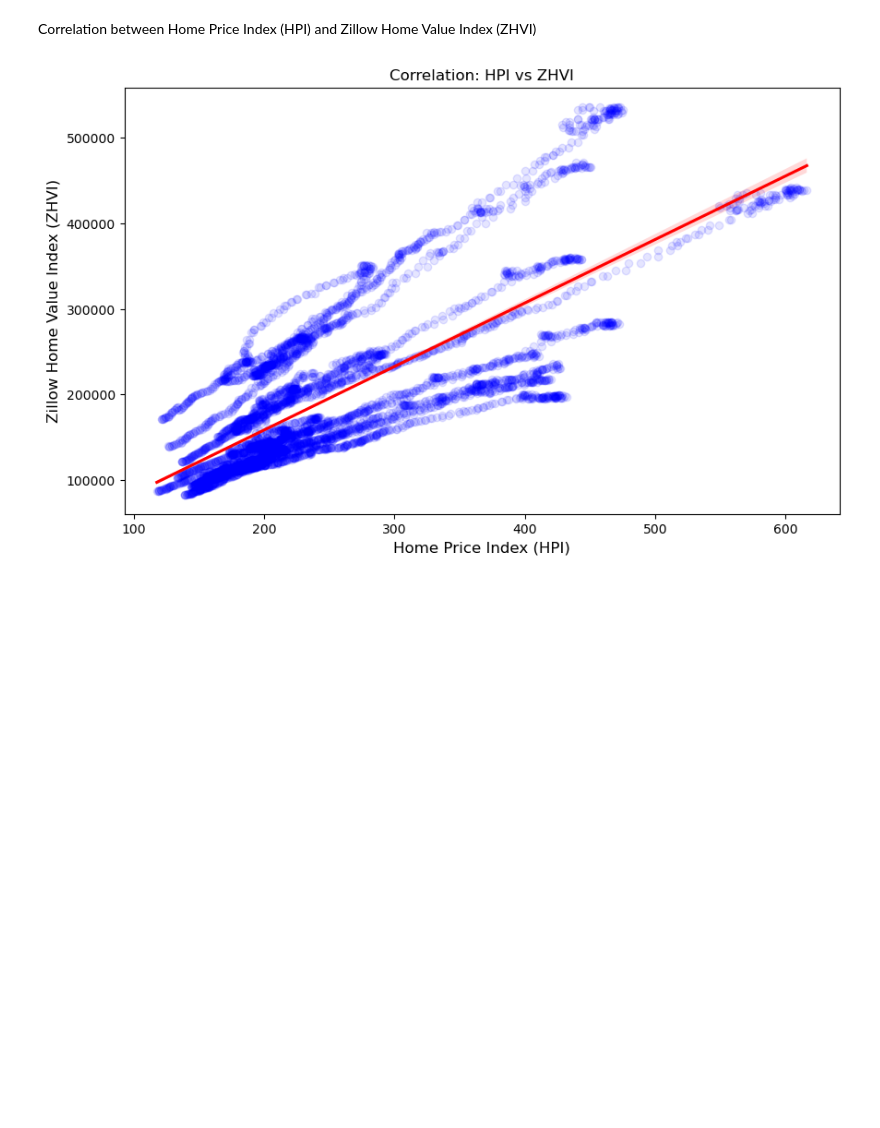
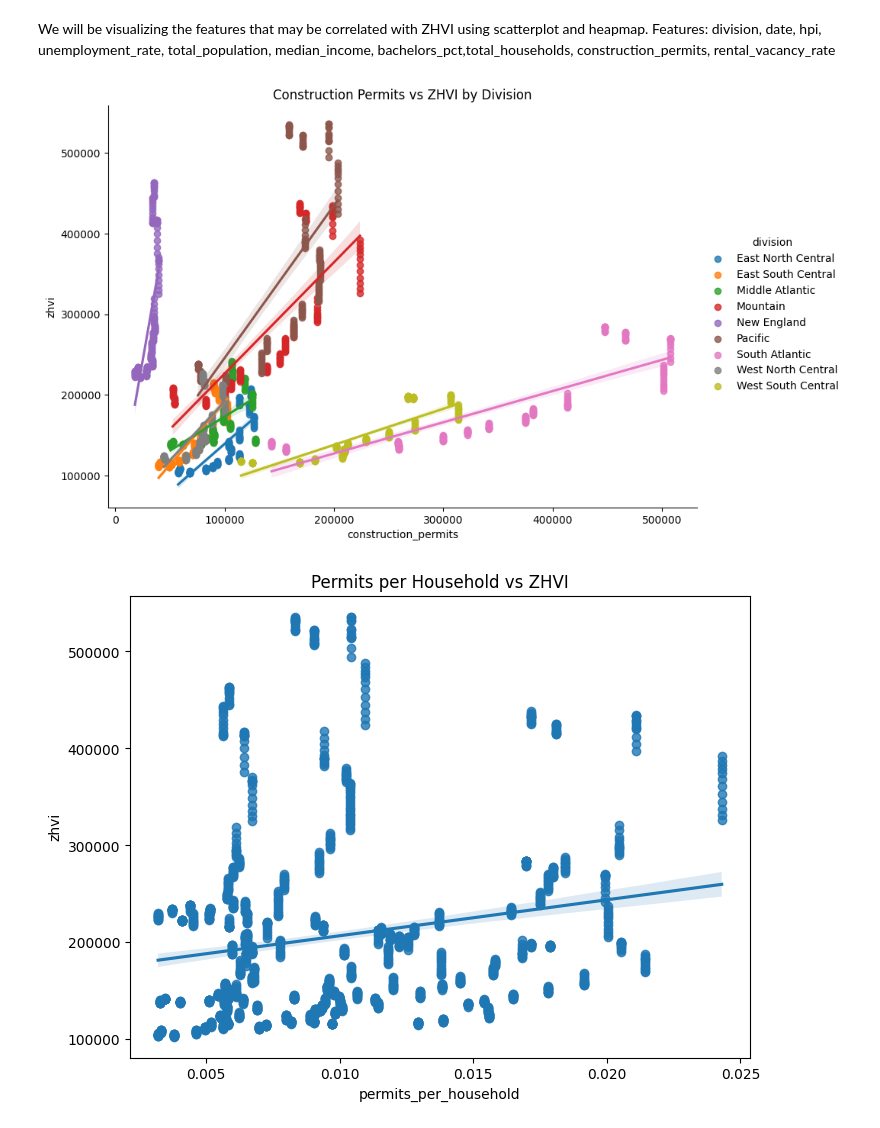
Before and after one commit to recell0478/CS506-Zillow-Rent-Index-Forecasting-Model, a Jupyter notebook: data_visualization.ipynb, the cells around one changed output. Saved outputs shown, nothing was run; the diff lists cells and outputs as text; code cells hidden in the pictures; blank space fills up the shorter version.

Commit message:
added visualization and interpretation of the data foundings

```diff
--- a/data_visualization.ipynb
+++ b/data_visualization.ipynb
@@ -4,24 +4,43 @@ import matplotlib.pyplot as plt
 import seaborn as sns
 
 # Load the cleaned data
-df = pd.read_csv('data/processed/df_clean.csv')
-df['date'] = pd.to_datetime(df['date'])
+df = pd.read_csv("data/processed/df_clean_with_all_features_model_ready_2010_2024.csv")
+df["date"] = pd.to_datetime(df["date"])
+# Only include date from 2010 - 2024
+df = df[(df["date"] >= "2010-01-01") & (df["date"] <= "2024-12-31")]
-# %% [markdown]
-Correlation between Home Price Index (HPI) and Zillow Home Value Index (ZHVI)
-# %%
-# Create the Scatter Plot
-
-plt.figure(figsize=(10, 6))
-# 'regplot' adds the scatter points AND the regression line
-sns.regplot(data=df, x='hpi', y='zhvi',
-            scatter_kws={'alpha':0.1, 'color':'blue'},
-            line_kws={'color':'red'})
-
-# Labels X and Y axis
-plt.xlabel("Home Price Index (HPI)", fontsize=12)
-plt.ylabel("Zillow Home Value Index (ZHVI)", fontsize=12)
-plt.title("Correlation: HPI vs ZHVI")
-
-plt.show()
-# %% [output]
-[figure, removed]
+# %% [markdown]
+We will be visualizing the features that may be correlated with ZHVI using scatterplot and heapmap.
+Features: division, date, hpi, unemployment_rate, total_population, median_income, bachelors_pct,total_households, construction_permits, rental_vacancy_rate
+# %%
+df = df.sort_values(["division", "date"])
+
+# 2. Create lag feature (permits)
+df["permits_lag1"] = df.groupby("division")["construction_permits"].shift(1)
+
+# 3. Normalize permits
+df["permits_per_household"] = df["construction_permits"] / df["total_households"]
+
+# Drop missing values from lag
+df_lag = df.dropna(subset=["permits_lag1"])
+
+
+# 6. Separate by region (cleaner insight)
+sns.lmplot(
+    x="construction_permits",
+    y="zhvi",
+    hue="division",
+    data=df,
+    height=6,
+    aspect=1.5
+)
+plt.title("Construction Permits vs ZHVI by Division")
+plt.show()
+
+# 7. Permits per Household (construction permits / total households)
+plt.figure(figsize=(8,6))
+sns.regplot(x="permits_per_household", y="zhvi", data=df)
+plt.title("Permits per Household vs ZHVI")
+plt.show()
+# %% [output]
+[figure, added]
+[figure, added]
```
Also changed, not shown: parts of 16 cells of this notebook, 1 other file.
